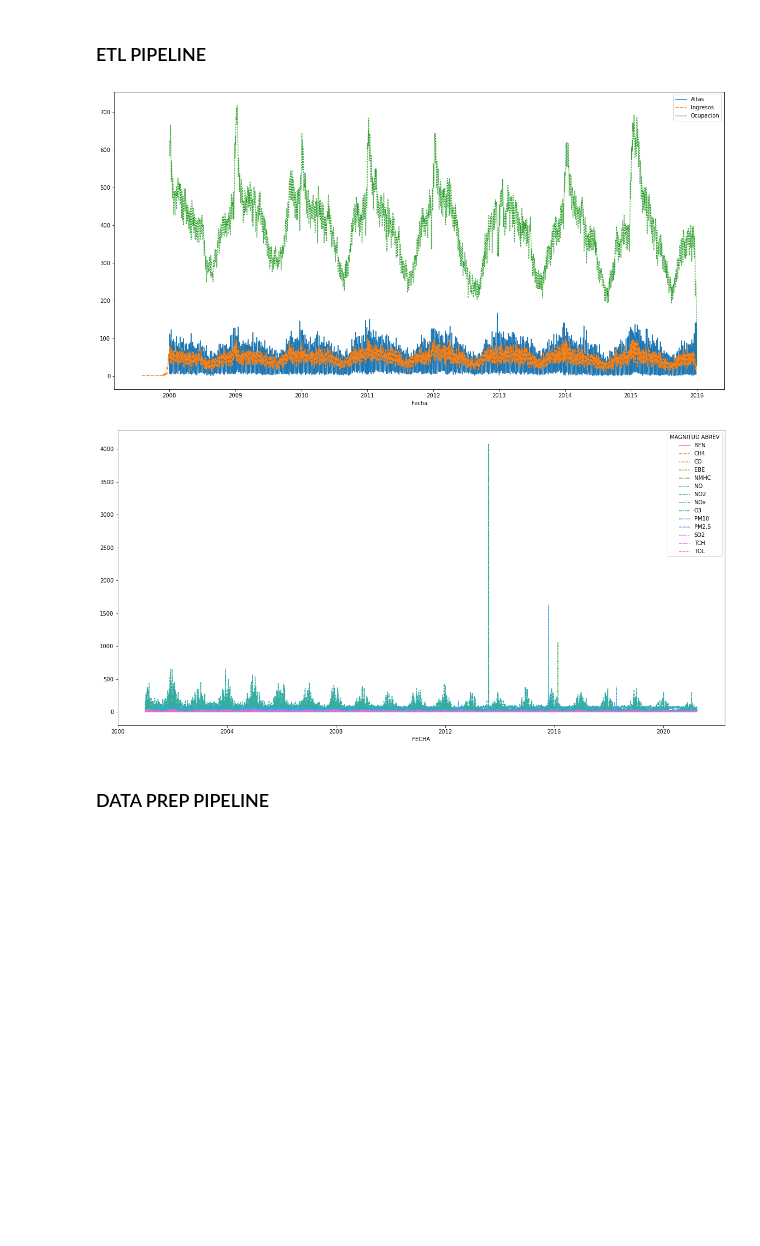
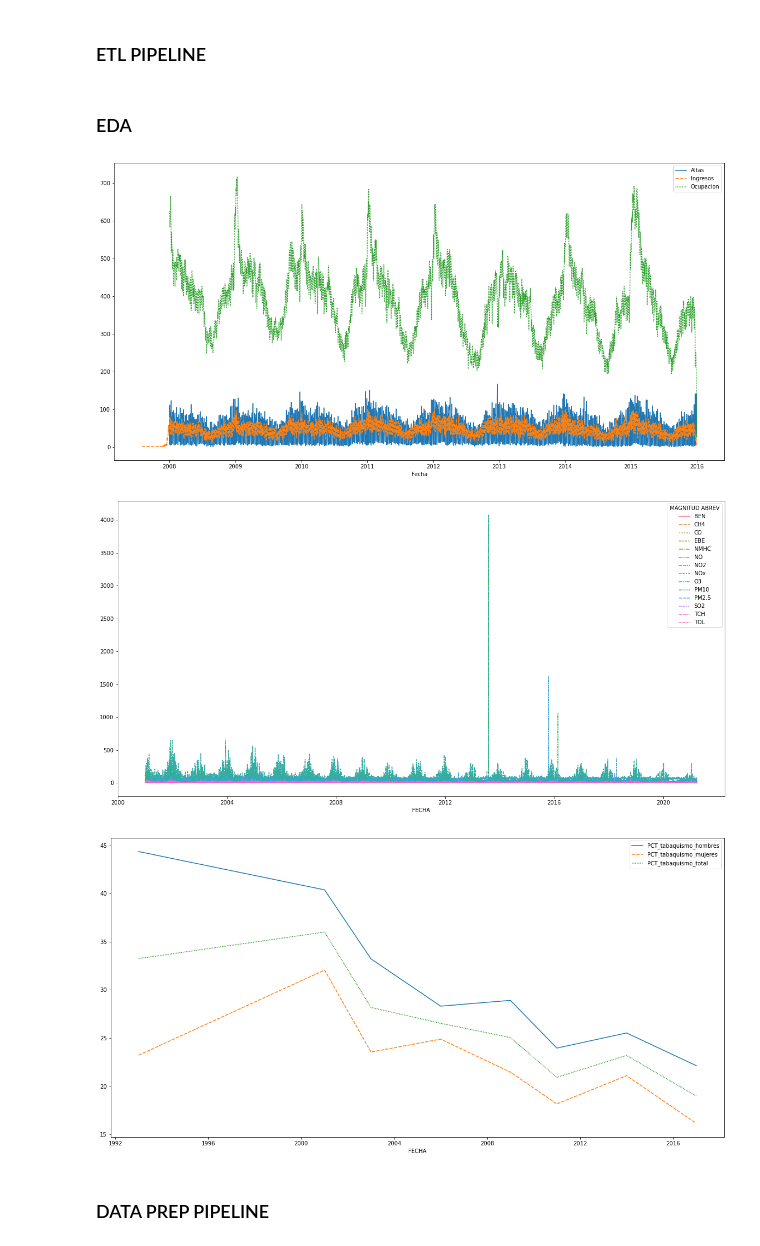
Before and after one commit to jmaestrerodriguez/sogooddata-madrid-salud-polucion, a Jupyter notebook: notebooks/poc.ipynb, the cells around one changed output. Cells and saved outputs as stored; diff of their text form; code cells hidden in the pictures; blank space fills up the shorter version.

Commit message:
modified:   notebooks/poc.ipynb 	  * Terminada elt_tabaquismo. 	  * Pequeñas correciones.

```diff
--- a/notebooks/poc.ipynb
+++ b/notebooks/poc.ipynb
@@ -109,19 +145,28 @@ def etl_calidad_aire():
 # %%
 hospitalizaciones_df = etl_hospitalizaciones()
 calidad_aire_df = etl_calidad_aire()
+tabaquismo_df = etl_tabaquismo()
+# %% [markdown]
+### EDA
 # %%
 fig_dims = (20, 10)
 fig, ax = plt.subplots(figsize=fig_dims)
 
 plot_cols = ['Altas','Ingresos','Ocupacion']
 sns.lineplot(data=hospitalizaciones_df[plot_cols], ax = ax);
 
 fig_dims = (20, 10)
 fig, ax = plt.subplots(figsize=fig_dims)
 sns.lineplot(data=calidad_aire_df, ax = ax);
+
+fig_dims = (20, 10)
+fig, ax = plt.subplots(figsize=fig_dims)
+filtro = tabaquismo_df['CCAA'] == 'Comunidad de Madrid'
+sns.lineplot(data=tabaquismo_df.loc[filtro], ax = ax);
 # %% [output]
 [figure]
 [figure]
+[figure, added]
 # %% [markdown]
 ### DATA PREP PIPELINE
 # %%
```
Also changed, not shown: parts of 10 cells of this notebook.
